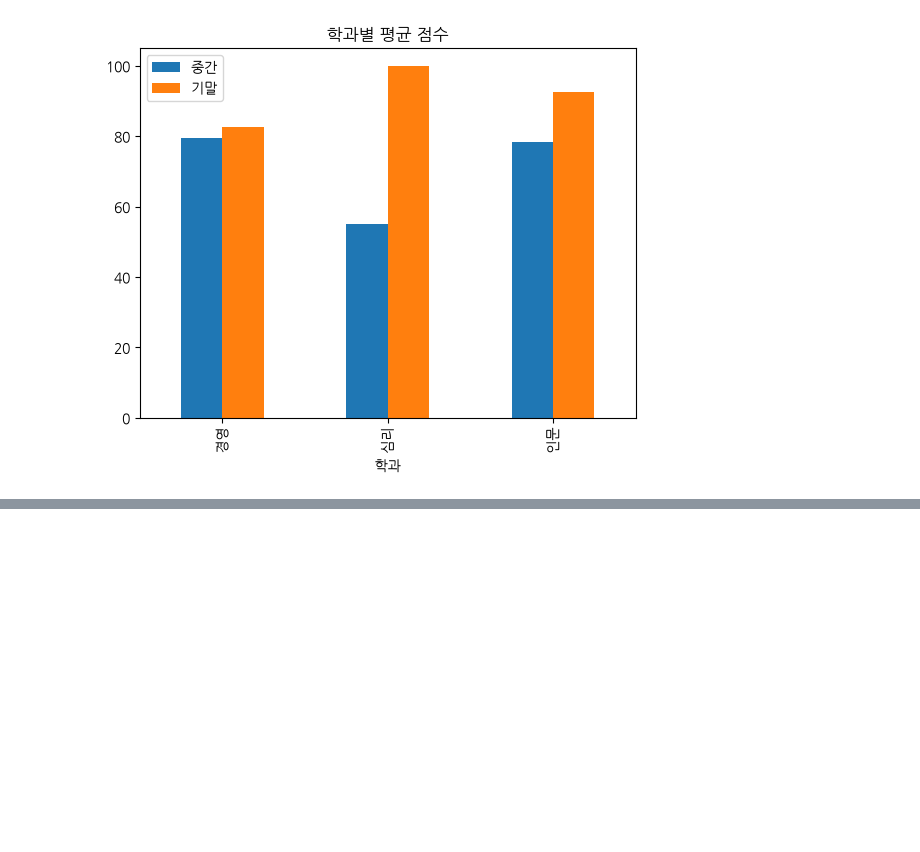
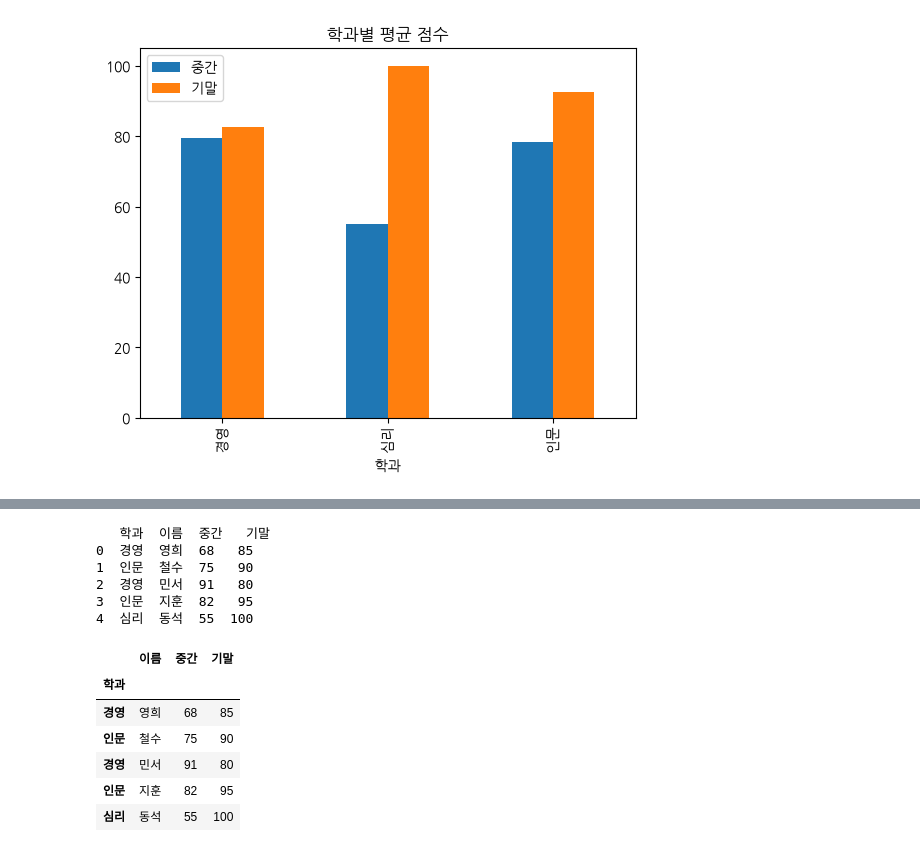
Before and after one commit to Aranica/BIOPYTHON_BOOK, a Jupyter notebook: 머신러닝과 딥러닝/Chapter_2.ipynb, the cells around one changed output, grey strips where cells are left out. Saved outputs shown, nothing was run; the diff lists cells and outputs as text; code cells hidden in the pictures; blank space fills up the shorter version.

```diff
--- a/머신러닝과 딥러닝/Chapter_2.ipynb
+++ b/머신러닝과 딥러닝/Chapter_2.ipynb
@@ -313,0 +381,22 @@ plt.show()
+# %%
+#[실습 02-30]
+
+print(df)
+print()
+
+df.set_index("학과",inplace=True)
+df
+# %% [output]
+   학과  이름  중간   기말
+0  경영  영희  68   85
+1  인문  철수  75   90
+2  경영  민서  91   80
+3  인문  지훈  82   95
+4  심리  동석  55  100
+|  | 이름 | 중간 | 기말 |
+| 학과 |  |  |  |
+| 경영 | 영희 | 68 | 85 |
+| 인문 | 철수 | 75 | 90 |
+| 경영 | 민서 | 91 | 80 |
+| 인문 | 지훈 | 82 | 95 |
+| 심리 | 동석 | 55 | 100 |
```
Also changed, not shown: parts of 14 cells of this notebook, 3 other files.
